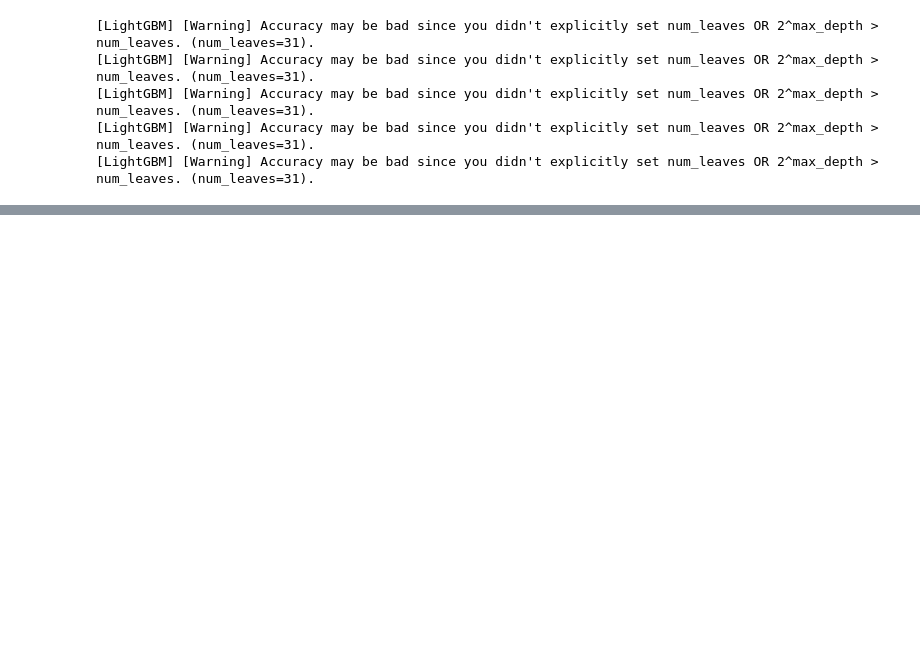
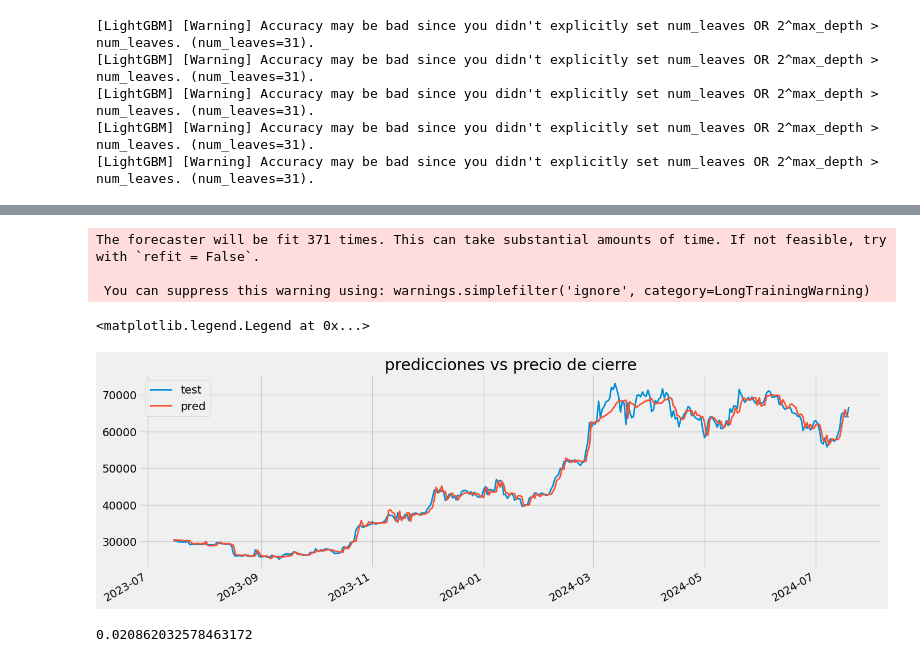
Before and after one commit to Pableren/Glass-Bubble, a Jupyter notebook: Modelo.ipynb, the cells around one changed output, grey strips where cells are left out. Drawn from its saved outputs; the diff is of its cells as text; code cells hidden in the pictures; blank space fills up the shorter version.

Commit message:
Lstm with exog features

```diff
--- a/Modelo.ipynb
+++ b/Modelo.ipynb
@@ -110,6 +110,7 @@ df_1d.loc['2012-01-18 00:00:00':'2024-07-20 00:00:00'].shape
 ### Fechas de entrenamiento y validacion
 # %%
 data_1d = df_1d.loc['2012-01-18 00:00:00':'2024-07-20 00:00:00']
+inicio_train = '2012-01-18 00:00:00'
 fin_train = '2023-07-15 00:00:00'
 fin_validacion = '2024-07-15 00:00:00'
 # %%
@@ -292,0 +312,8 @@ Error de test (mse): -1322.5293395198717
+# %%
+# One hot encoding de las variables categóricas
+# ==============================================================================
+data_1d['mes'] = data_1d.index.month
+data = pd.get_dummies(data_1d, columns=['reward', 'mes'], dtype=int)
+data[['reward_3.125', 'reward_12.5', 'reward_25.0',
+       'reward_50.0', 'mes_1', 'mes_2', 'mes_3', 'mes_4', 'mes_5', 'mes_6',
+       'mes_7', 'mes_8', 'mes_9', 'mes_10', 'mes_11', 'mes_12']].head(2)
@@ -292,0 +328,7 @@ Error de test (mse): -1322.5293395198717
+# %%
+# Se seleccionan todas las variables exógenas, incluidas las obtenidas al hacer
+# el one hot encoding
+# ==============================================================================
+exog = [column for column in data.columns if column.startswith(('reward', 'mes'))]
+exog.extend(['countdown_halving'])
+exog
@@ -292,0 +353,39 @@ Error de test (mse): -1322.5293395198717
+# %%
+# Backtest forecaster con variables exógenas
+# ==============================================================================
+forecaster = ForecasterAutoreg(
+                 regressor        = LGBMRegressor(random_state=123, verbose=-1),
+                 lags             = 1,
+                 transformer_y    = None,
+                 transformer_exog = None
+             )
+# Backtest test data 1 step
+metrica, predicciones = backtesting_forecaster(
+                            forecaster         = forecaster,
+                            y                  = data.loc[inicio_train:, 'close'],
+                            exog               = data.loc[inicio_train:, exog],
+                            initial_train_size = len(data.loc[inicio_train:fin_train,]),
+                            fixed_train_size   = True,
+                            steps              = 1,
+                            refit              = True,
+                            metric             = 'mean_absolute_percentage_error',
+                            verbose            = False,
+                            show_progress      = True
+                        )
+# %% [output]
+The forecaster will be fit 371 times. This can take substantial amounts of time. If not feasible, try with `refit = False`.
+
+ You can suppress this warning using: warnings.simplefilter('ignore', category=LongTrainingWarning)
+# %%
+fig, ax = plt.subplots(figsize=(15,5))
+data.loc[predicciones.index,'close'].plot(ax=ax,linewidth=2,label='test')
+predicciones.plot(linewidth=2, label='Prediccion',ax=ax)
+ax.set_title('predicciones vs precio de cierre')
+ax.legend()
+# %% [output]
+<matplotlib.legend.Legend at 0x...>
+[figure, added]
+# %%
+metrica
+# %% [output]
+0.020862032578463172
```
Also changed, not shown: parts of 10 cells of this notebook.
